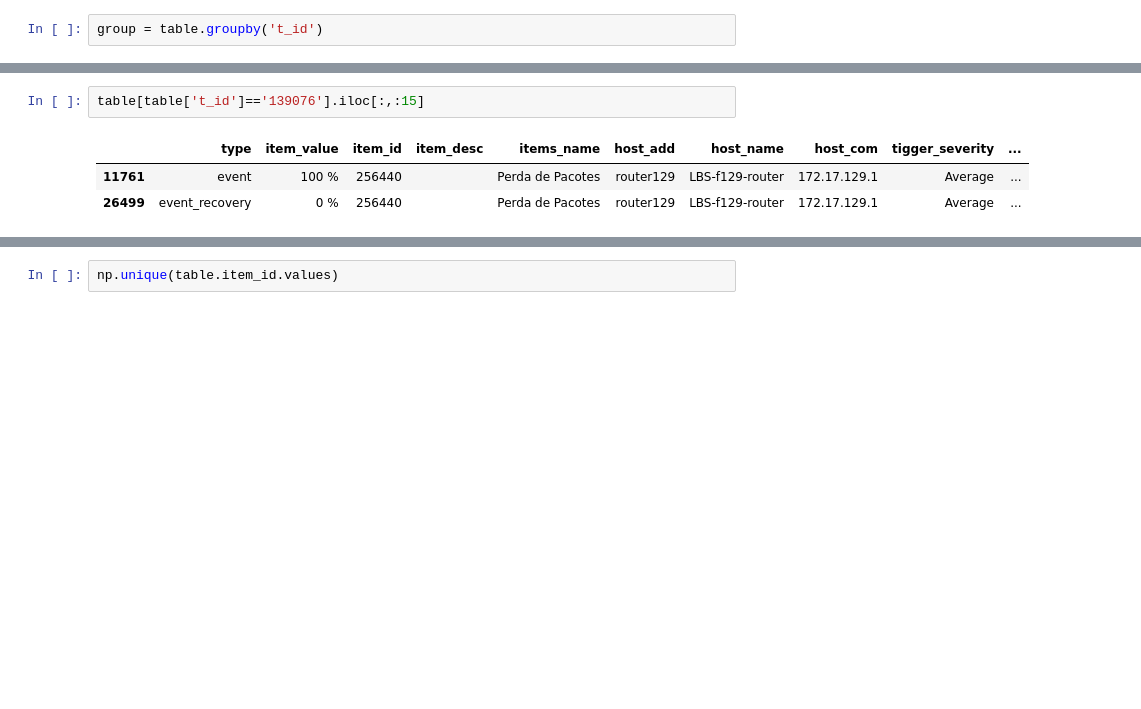
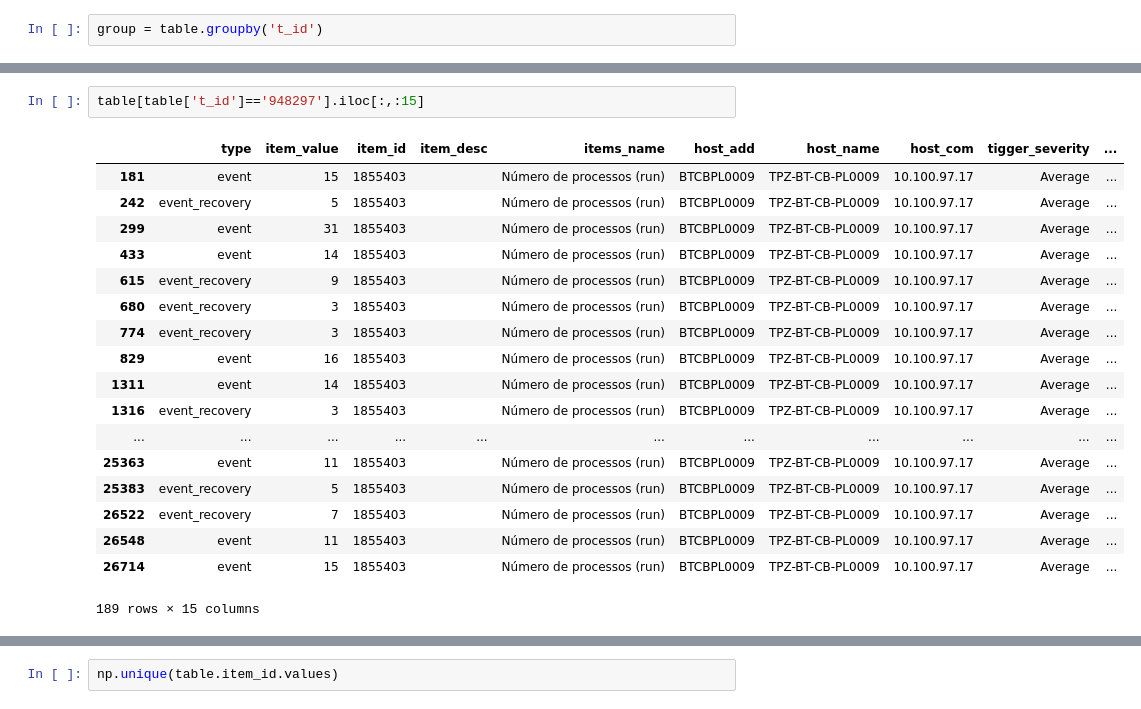
Before and after one commit to michaeloc/data_analysis_server_log, a Jupyter notebook: Analise_descritiva_michael_neto.ipynb, the cells around one changed output, grey strips where cells are left out. Cells and saved outputs as stored; diff of their text form; blank space fills up the shorter version.

```diff
--- a/Analise_descritiva_michael_neto.ipynb
+++ b/Analise_descritiva_michael_neto.ipynb
@@ -163,7 +141,22 @@ group.all()
 # %%
-table[table['t_id']=='139076'].iloc[:,:15]
+table[table['t_id']=='948297'].iloc[:,:15]
 # %% [output]
 |  | type | item_value | item_id | item_desc | items_name | host_add | host_name | host_com | tigger_severity | ... |
-| 11761 | event | 100 % | 256440 |  | Perda de Pacotes | router129 | LBS-f129-router | 172.17.129.1 | Average | ... |
-| 26499 | event_recovery | 0 % | 256440 |  | Perda de Pacotes | router129 | LBS-f129-router | 172.17.129.1 | Average | ... |
+| 181 | event | 15 | 1855403 |  | Número de processos (run) | BTCBPL0009 | TPZ-BT-CB-PL0009 | 10.100.97.17 | Average | ... |
+| 242 | event_recovery | 5 | 1855403 |  | Número de processos (run) | BTCBPL0009 | TPZ-BT-CB-PL0009 | 10.100.97.17 | Average | ... |
+| 299 | event | 31 | 1855403 |  | Número de processos (run) | BTCBPL0009 | TPZ-BT-CB-PL0009 | 10.100.97.17 | Average | ... |
+| 433 | event | 14 | 1855403 |  | Número de processos (run) | BTCBPL0009 | TPZ-BT-CB-PL0009 | 10.100.97.17 | Average | ... |
+| 615 | event_recovery | 9 | 1855403 |  | Número de processos (run) | BTCBPL0009 | TPZ-BT-CB-PL0009 | 10.100.97.17 | Average | ... |
+| 680 | event_recovery | 3 | 1855403 |  | Número de processos (run) | BTCBPL0009 | TPZ-BT-CB-PL0009 | 10.100.97.17 | Average | ... |
+| 774 | event_recovery | 3 | 1855403 |  | Número de processos (run) | BTCBPL0009 | TPZ-BT-CB-PL0009 | 10.100.97.17 | Average | ... |
+| 829 | event | 16 | 1855403 |  | Número de processos (run) | BTCBPL0009 | TPZ-BT-CB-PL0009 | 10.100.97.17 | Average | ... |
+| 1311 | event | 14 | 1855403 |  | Número de processos (run) | BTCBPL0009 | TPZ-BT-CB-PL0009 | 10.100.97.17 | Average | ... |
+| 1316 | event_recovery | 3 | 1855403 |  | Número de processos (run) | BTCBPL0009 | TPZ-BT-CB-PL0009 | 10.100.97.17 | Average | ... |
+| ... | ... | ... | ... | ... | ... | ... | ... | ... | ... | ... |
+| 25363 | event | 11 | 1855403 |  | Número de processos (run) | BTCBPL0009 | TPZ-BT-CB-PL0009 | 10.100.97.17 | Average | ... |
+| 25383 | event_recovery | 5 | 1855403 |  | Número de processos (run) | BTCBPL0009 | TPZ-BT-CB-PL0009 | 10.100.97.17 | Average | ... |
+| 26522 | event_recovery | 7 | 1855403 |  | Número de processos (run) | BTCBPL0009 | TPZ-BT-CB-PL0009 | 10.100.97.17 | Average | ... |
+| 26548 | event | 11 | 1855403 |  | Número de processos (run) | BTCBPL0009 | TPZ-BT-CB-PL0009 | 10.100.97.17 | Average | ... |
+| 26714 | event | 15 | 1855403 |  | Número de processos (run) | BTCBPL0009 | TPZ-BT-CB-PL0009 | 10.100.97.17 | Average | ... |
+189 rows × 15 columns
 # %%
```
Also changed, not shown: parts of 8 cells of this notebook, 1 other file.
